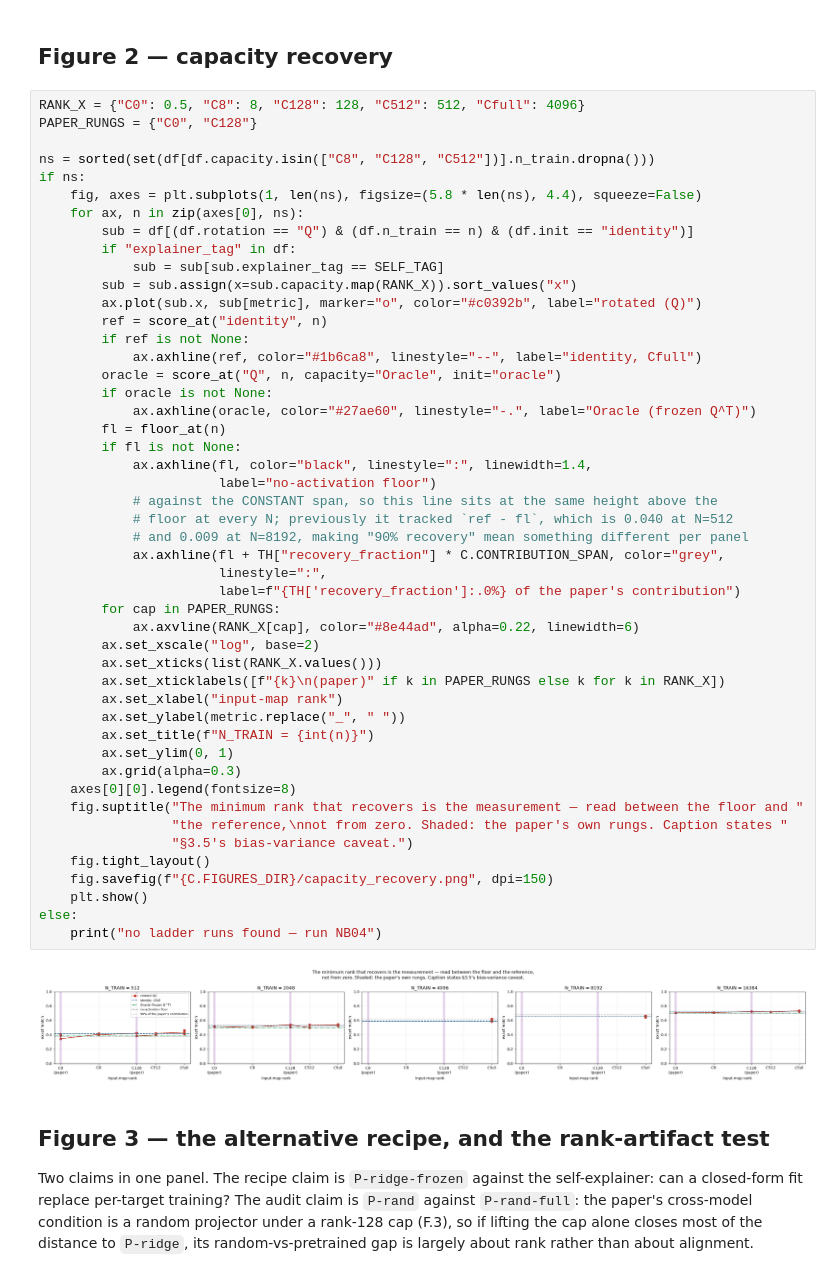
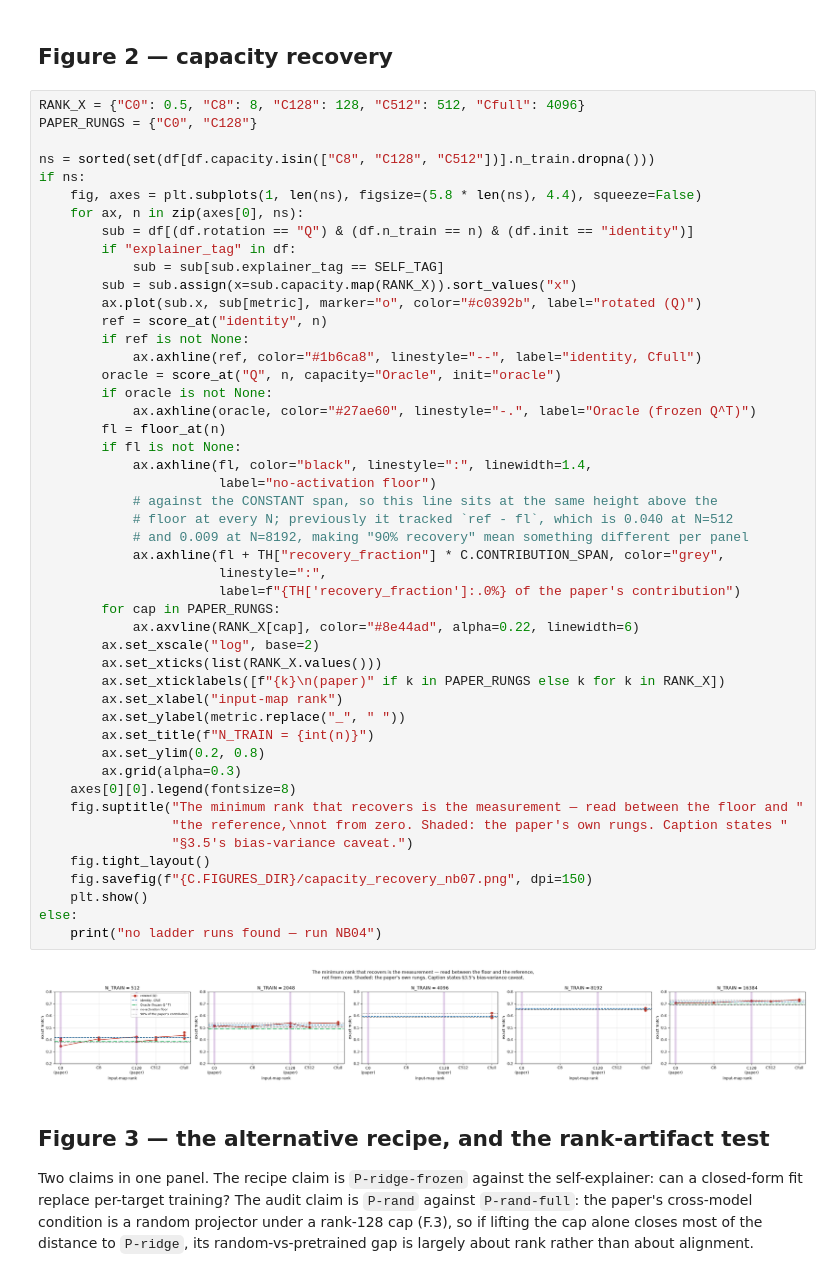
Before and after one commit to oakleafwarrior/self_explainer, a Jupyter notebook: notebooks/NB07_figures_and_writeup.ipynb, the cells around one changed output. Saved outputs shown, nothing was run; the diff lists cells and outputs as text.

```diff
--- a/notebooks/NB07_figures_and_writeup.ipynb
+++ b/notebooks/NB07_figures_and_writeup.ipynb
@@ -301,36 +301,36 @@ if ns:
         if oracle is not None:
             ax.axhline(oracle, color="#27ae60", linestyle="-.", label="Oracle (frozen Q^T)")
         fl = floor_at(n)
         if fl is not None:
             ax.axhline(fl, color="black", linestyle=":", linewidth=1.4,
                        label="no-activation floor")
             # against the CONSTANT span, so this line sits at the same height above the
             # floor at every N; previously it tracked `ref - fl`, which is 0.040 at N=512
             # and 0.009 at N=8192, making "90% recovery" mean something different per panel
             ax.axhline(fl + TH["recovery_fraction"] * C.CONTRIBUTION_SPAN, color="grey",
                        linestyle=":",
                        label=f"{TH['recovery_fraction']:.0%} of the paper's contribution")
         for cap in PAPER_RUNGS:
             ax.axvline(RANK_X[cap], color="#8e44ad", alpha=0.22, linewidth=6)
         ax.set_xscale("log", base=2)
         ax.set_xticks(list(RANK_X.values()))
         ax.set_xticklabels([f"{k}\n(paper)" if k in PAPER_RUNGS else k for k in RANK_X])
         ax.set_xlabel("input-map rank")
         ax.set_ylabel(metric.replace("_", " "))
         ax.set_title(f"N_TRAIN = {int(n)}")
-        ax.set_ylim(0, 1)
+        ax.set_ylim(0.2, 0.8)
         ax.grid(alpha=0.3)
     axes[0][0].legend(fontsize=8)
     fig.suptitle("The minimum rank that recovers is the measurement — read between the floor and "
                  "the reference,\nnot from zero. Shaded: the paper's own rungs. Caption states "
                  "§3.5's bias-variance caveat.")
     fig.tight_layout()
-    fig.savefig(f"{C.FIGURES_DIR}/capacity_recovery.png", dpi=150)
+    fig.savefig(f"{C.FIGURES_DIR}/capacity_recovery_nb07.png", dpi=150)
     plt.show()
 else:
     print("no ladder runs found — run NB04")
 # %% [output]
-[figure, old version]
+[figure, new version]
 # %% [markdown]
 ## Figure 3 — the alternative recipe, and the rank-artifact test
 
```
Also changed, not shown: parts of 2 cells of this notebook, 2 other files.
